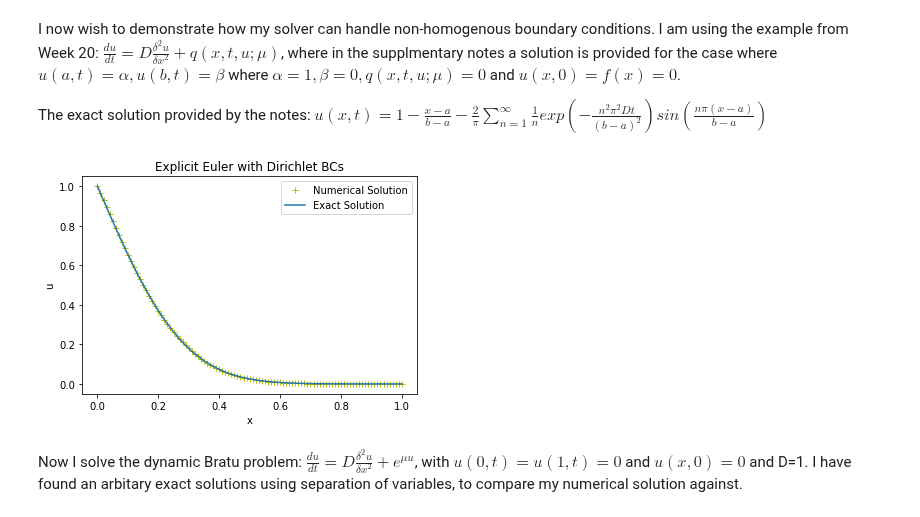
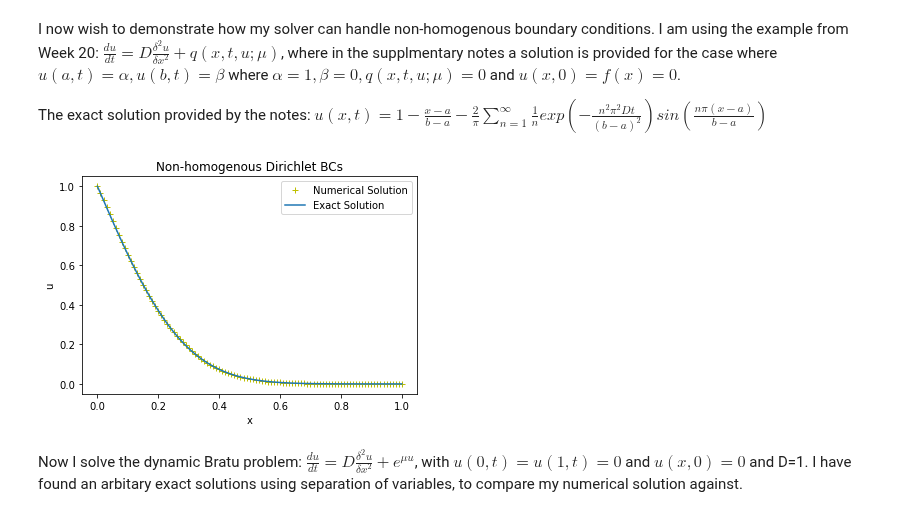
Before and after one commit to joesouber/EMAT30008, a Jupyter notebook: report.ipynb, the cells around one changed output. Saved outputs shown, nothing was run; the diff lists cells and outputs as text; code cells hidden in the pictures.

```diff
--- a/report.ipynb
+++ b/report.ipynb
@@ -373,35 +357,35 @@ def Initial_Condition(x, L):
 def dirichlet_nonhomogenous(x, t):
 
     if x==0:
         return 1
     else:
         return 0
 
 
 def D(x):
     return x / (x * 10)
 
 def source_term(x,t):
 
     return 0
 
 def u_exact_dnonhomo(x,t,D,L):
 
     sum = 0
     for n in range(100):
         n+=1
         sum += (1/n)*(np.exp(-1*D*(n**2)*(np.pi**2)*t)) * np.sin(n*np.pi*x)
 
     y = 1-x-(2/np.pi)*sum
     return y
 
 
 u, t = finite_difference(L, T, mx, mt, 'dirichlet', dirichlet_nonhomogenous, Initial_Condition, discretisation='explicit', source_term = source_term,D = D,linearity='linear')
 
 
-plot_comparison(u, t, L, 0.1,u_exact_dnonhomo,'Explicit Euler with Dirichlet BCs')
+plot_comparison(u, t, L, 0.1,u_exact_dnonhomo,'Non-homogenous Dirichlet BCs')
 # %% [output]
-[figure, old version]
+[figure, new version]
 # %% [markdown]
 Now I solve the dynamic Bratu problem: $\frac{du}{dt}= D\frac{{\delta^2}u}{{\delta}x^2}+e^{\mu u}$, with $u(0,t)=u(1,t)=0$ and $u(x,0)=0$ and D=1. I have found an arbitary exact solutions using separation of variables, to compare my numerical solution against.
 # %%
```
Also changed, not shown: parts of 17 cells of this notebook.
